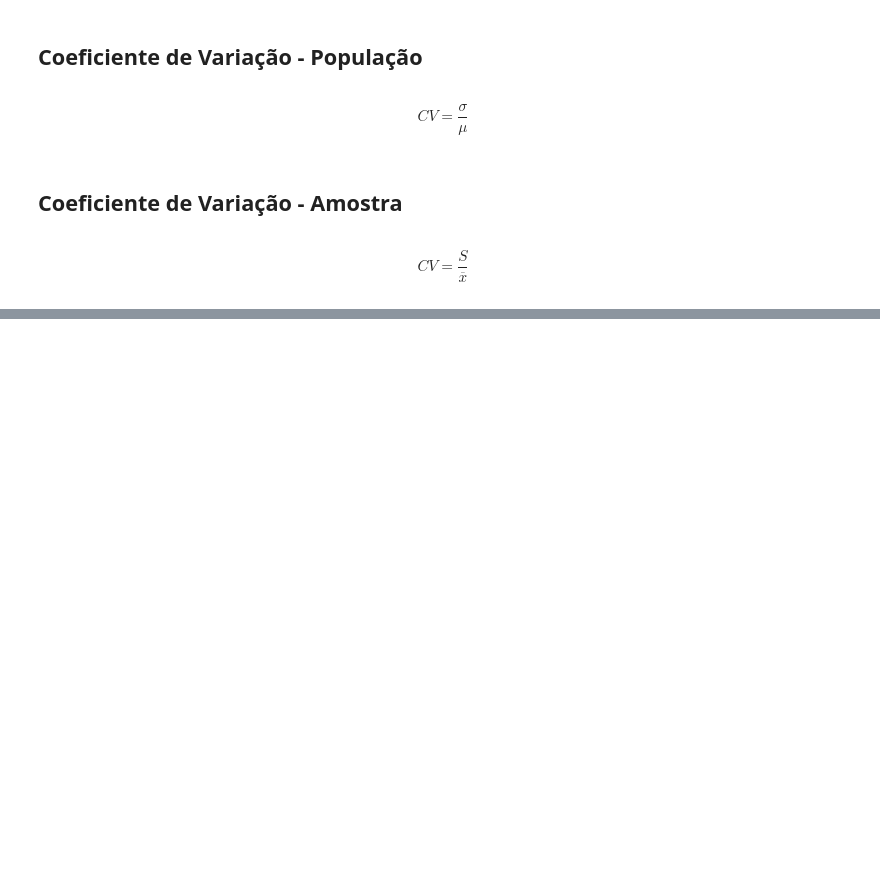
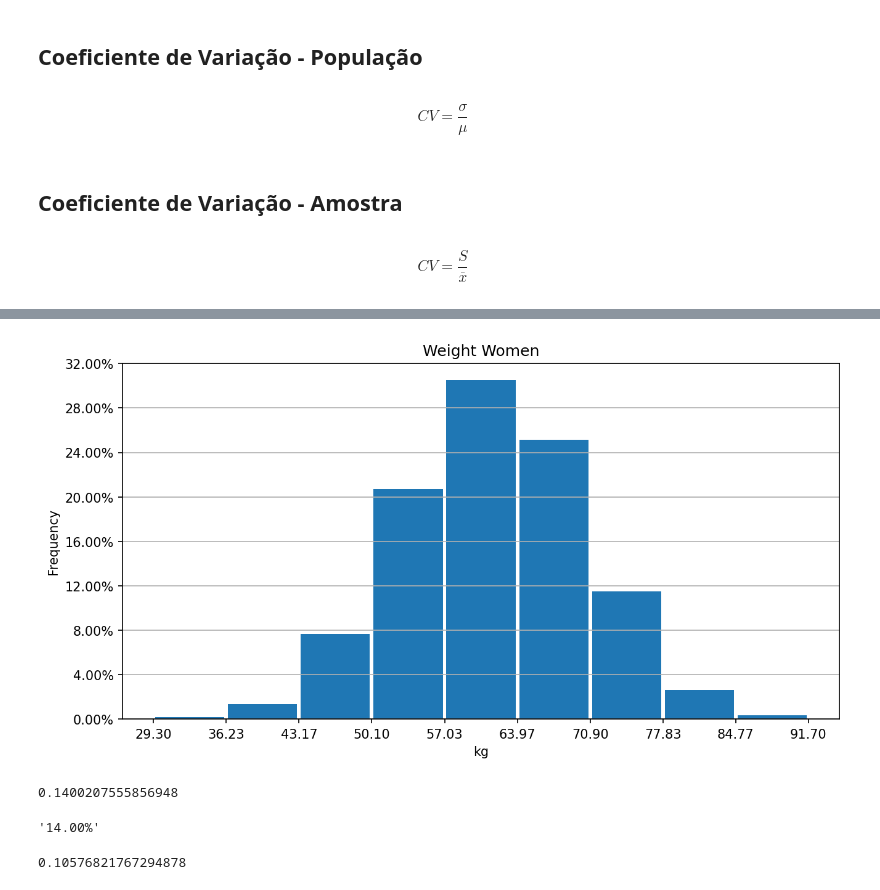
Before and after one commit to gabrielrstan/Data_Science_e_Machine_Learning_com_Estat-stica_e_Python, a Jupyter notebook: 07 - Estatistica/06 - Coeficiente de Variação - Vazio.ipynb, the cells around one changed output, grey strips where cells are left out. Saved outputs shown, nothing was run; the diff lists cells and outputs as text; code cells hidden in the pictures; blank space fills up the shorter version.

```diff
--- a/07 - Estatistica/06 - Coeficiente de Variação - Vazio.ipynb
+++ b/07 - Estatistica/06 - Coeficiente de Variação - Vazio.ipynb
@@ -194,0 +255,4 @@ $$CV = {\frac S {\overline {x}}}$$
+# %%
+create_histogram(9, weight_women, 'Weight Women', 'kg')
+# %% [output]
+[figure, added]
@@ -194,0 +265,14 @@ $$CV = {\frac S {\overline {x}}}$$
+# %%
+cv_weight_women = dp_weight_women / mean_weight_women
+cv_weight_women
+# %% [output]
+0.1400207555856948
+# %%
+per_cent(cv_weight_women)
+# %% [output]
+'14.00%'
+# %%
+cv_weight_men = dp_weight_men / mean_weight_men
+cv_weight_men
+# %% [output]
+0.10576821767294878
```
Also changed, not shown: parts of 25 cells of this notebook.
